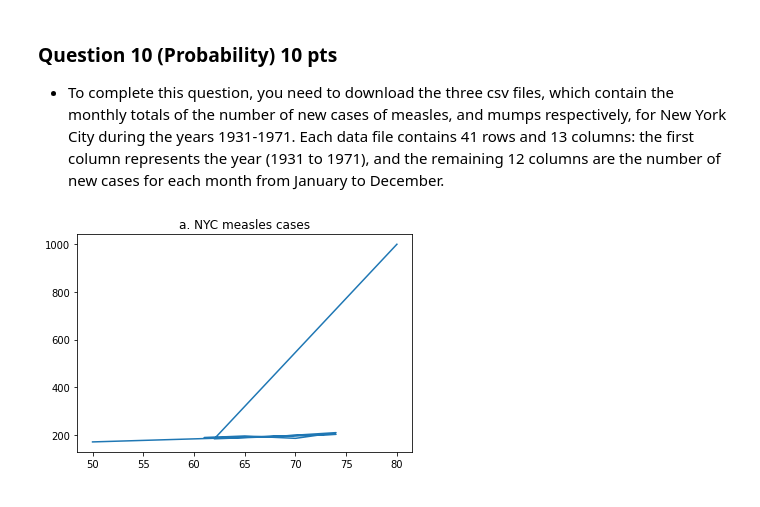
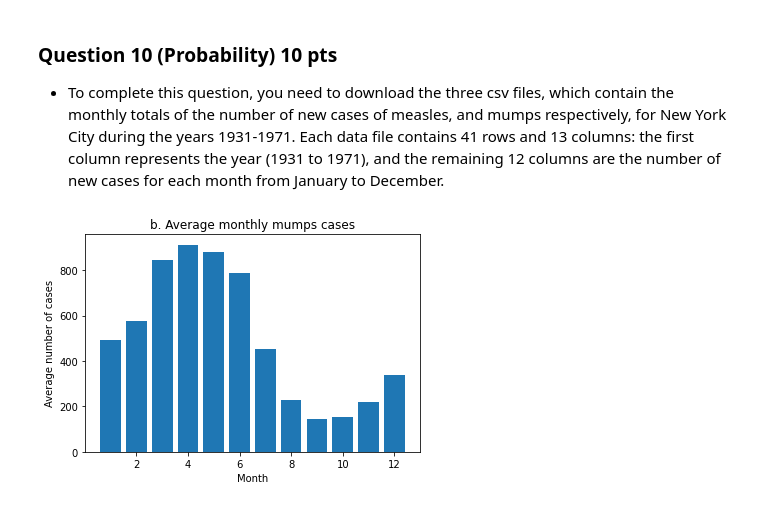
Before and after one commit to retrouvm/Code-Practice, a Jupyter notebook: Data_Science/assignments/HW3/HW3_skeleton.ipynb, the cells around one changed output. Drawn from its saved outputs; the diff is of its cells as text; code cells hidden in the pictures.

```diff
--- a/Data_Science/assignments/HW3/HW3_skeleton.ipynb
+++ b/Data_Science/assignments/HW3/HW3_skeleton.ipynb
@@ -169,10 +169,26 @@ mumps=pd.read_csv(r'C:\Users\rmani\.vscode\jupyterf\Data_Science\assignments\HW3
 
 plt.figure()
 plt.title('a. NYC measles cases')
-x_measles=measles[:,0]
-y_measles=(measles[0:,1:])
+plt.xlabel('Year')
+plt.ylabel('Number of cases')
+x_measles=np.array(measles[:,0])
+y_measles=np.sum(measles[0:,1:], axis=1)
+#y_measles=np.array([])
+#np.append(y_measles,measles_count, axis=0)
+print(y_measles)
+print(x_measles)
+#print(measles_count)
 #need to add up all total measle cases in each array
-plt.plot(x,y)
+plt.plot(x_measles,y_measles,marker='*')
 plt.show()
-# %% [output]
-[figure, removed]
+# %%
+#b. bar plot average mumps cases for each month of the year
+plt.title('b. Average monthly mumps cases')
+plt.xlabel('Month')
+plt.ylabel('Average number of cases')
+x_mumps=[1,2,3,4,5,6,7,8,9,10,11,12]
+y_mumps=np.mean(mumps[:,1:],axis=0)
+plt.bar(x_mumps,y_mumps)
+plt.show()
+# %% [output]
+[figure, added]
```
Also changed, not shown: parts of 2 cells of this notebook.
